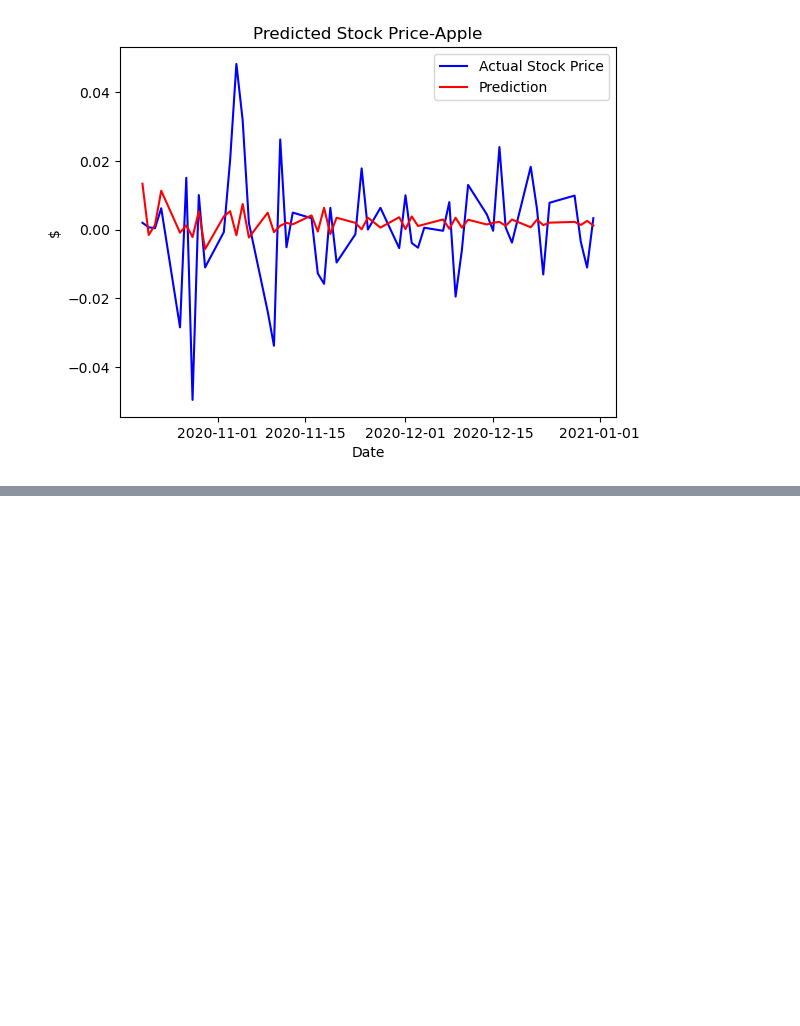
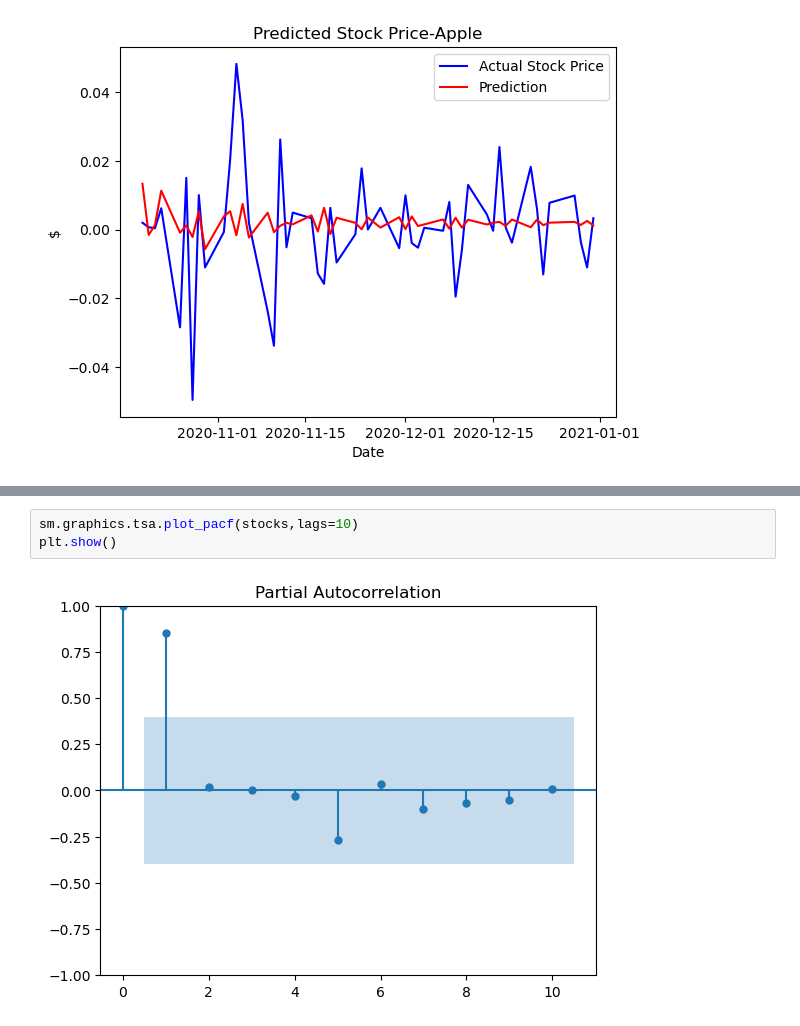
Before and after one commit to ansingh16/risk-management, a Jupyter notebook: ML_modeling.ipynb, the cells around one changed output, grey strips where cells are left out. Saved outputs shown, nothing was run; the diff lists cells and outputs as text; blank space fills up the shorter version.

```diff
--- a/ML_modeling.ipynb
+++ b/ML_modeling.ipynb
@@ -193,0 +253,5 @@ plt.show()
+# %%
+sm.graphics.tsa.plot_pacf(stocks,lags=10)
+plt.show()
+# %% [output]
+[figure, added]
```
Also changed, not shown: parts of 13 cells of this notebook, 1 other file.
